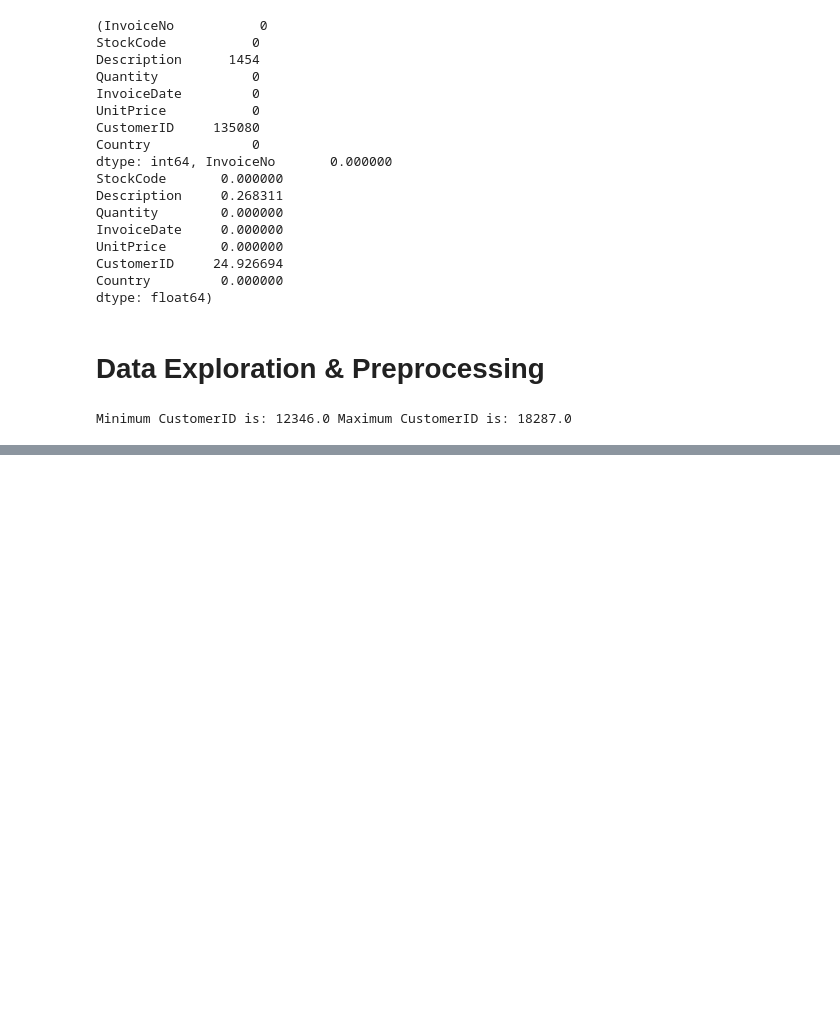
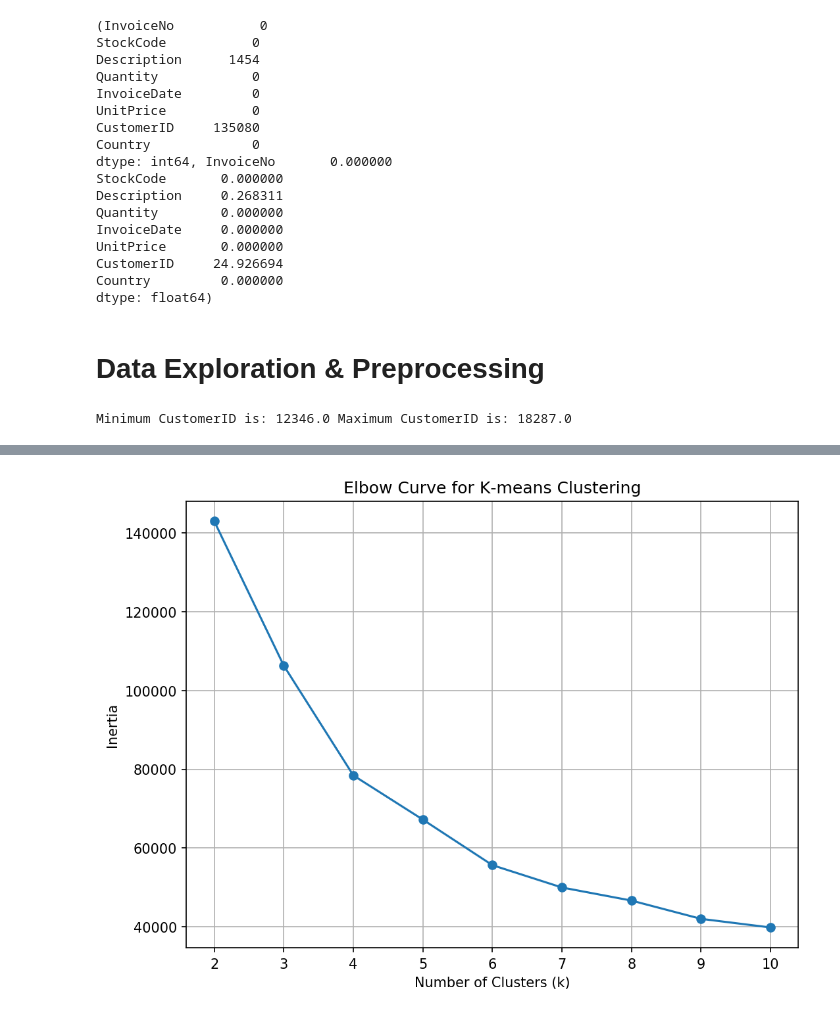
Before and after one commit to omc02/customer-segmentation, a Jupyter notebook: Customer Segmentation.ipynb, the cells around one changed output, grey strips where cells are left out. Cells and saved outputs as stored; diff of their text form; code cells hidden in the pictures; blank space fills up the shorter version.

```diff
--- a/Customer Segmentation.ipynb
+++ b/Customer Segmentation.ipynb
@@ -158,0 +298,4 @@ array(['United Kingdom', 'France', 'Australia', 'Netherlands', 'Germany',
+# %%
+# Storing the RFM features in a list for K-Means
+
+X = df_rfm[['R_Score', 'F_Score', 'M_Score']]
@@ -158,0 +319,20 @@ array(['United Kingdom', 'France', 'Australia', 'Netherlands', 'Germany',
+# %%
+# Calculate inertia (sum of squared distances) for different values of k
+inertia = []
+for k in range(2, 11):
+    kmeans = KMeans(n_clusters=k, n_init= 10, random_state=42)
+    kmeans.fit(X)
+    inertia.append(kmeans.inertia_)
+# %%
+# Plot the elbow curve
+plt.figure(figsize=(8, 6),dpi=150)
+plt.plot(range(2, 11), inertia, marker='o')
+plt.xlabel('Number of Clusters (k)')
+plt.ylabel('Inertia')
+plt.title('Elbow Curve for K-means Clustering')
+plt.grid(True)
+plt.show()
+
+# Optimal number is clusters is k=4
+# %% [output]
+[figure, added]
```
Also changed, not shown: parts of 25 cells of this notebook.
